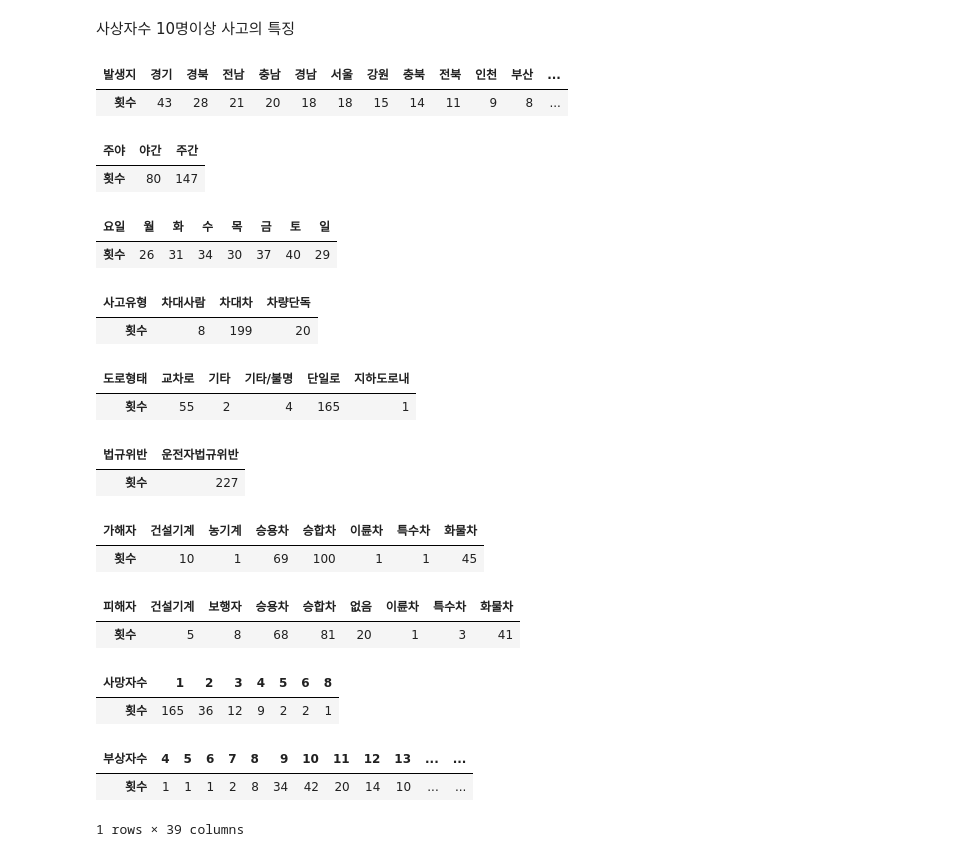
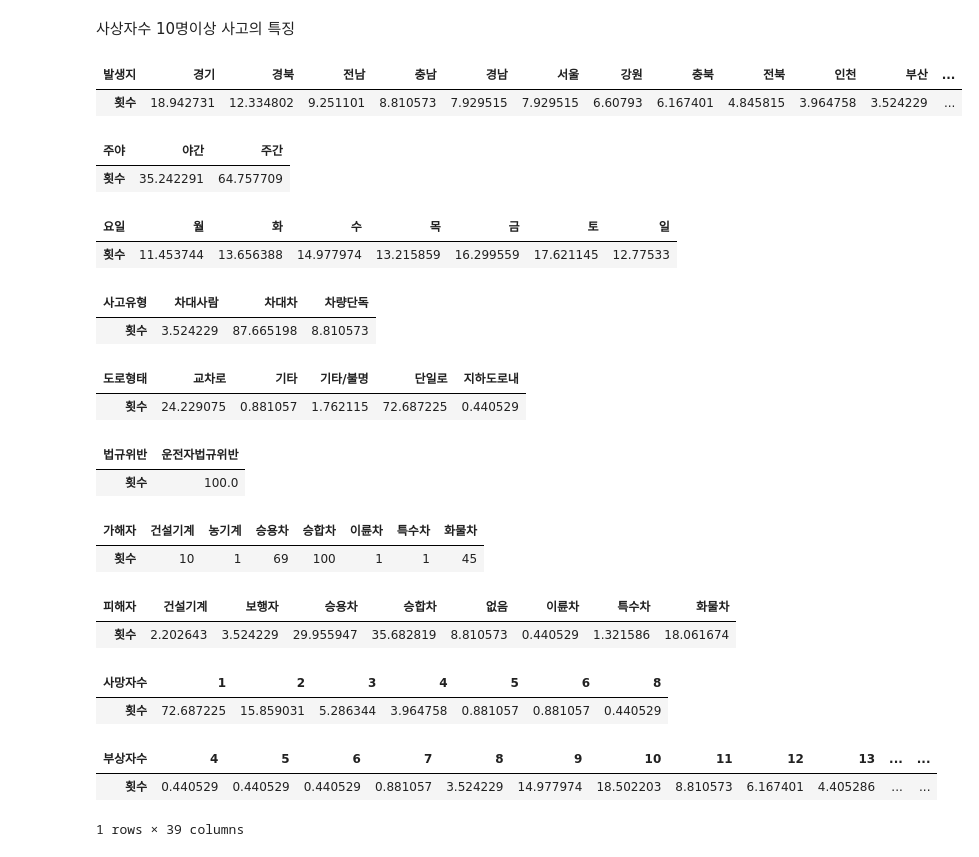
Before and after one commit to soobin99/DataVis, a Jupyter notebook: DataProcessing/DataProcessing.ipynb, the cells around one changed output. Drawn from its saved outputs; the diff is of its cells as text; code cells hidden in the pictures.

```diff
--- a/DataProcessing/DataProcessing.ipynb
+++ b/DataProcessing/DataProcessing.ipynb
@@ -78,7 +83,5 @@ totalData=pd.concat([data[0],data[1]],axis=0)
 for i in range(2,len(data)):
     totalData=pd.concat([totalData,data[i]],axis=0)
 hurtData=totalData[totalData['사상자수']>=10]
-col_2=['year','dayAndNight','week','death','casualty','injuredPerson','location','accKind','violationLaw','roadKind','perpetrator','victim','Count']
-hurtData.columns=col_2
-hurtData.head(2)
+hurtData
 # %% [output]
@@ -168,30 +180,34 @@ hurtData.to_csv('Data/Processing/hurtData.csv',encoding='euc-kr', index=False)
 # %%
 test=hurtData.drop('년도',1)
 test=test.groupby(by=['발생지'], as_index=False).sum()
 test=test.sort_values(by='횟수', ascending=False)
 test=test[['발생지','횟수']]
 test.set_index(test['발생지'], inplace=True)
 test=test.drop('발생지',1)
 test=test.T
+for i in test.columns :
+    test[i]=test[i]/total*100
+test
 #test.to_csv('Data/Processing/location.csv',encoding='euc-kr', index=True)
-test
 # %% [output]
 | 발생지 | 경기 | 경북 | 전남 | 충남 | 경남 | 서울 | 강원 | 충북 | 전북 | 인천 | 부산 | ... |
-| 횟수 | 43 | 28 | 21 | 20 | 18 | 18 | 15 | 14 | 11 | 9 | 8 | ... |
+| 횟수 | 18.942731 | 12.334802 | 9.251101 | 8.810573 | 7.929515 | 7.929515 | 6.60793 | 6.167401 | 4.845815 | 3.964758 | 3.524229 | ... |
 # %%
-col_2=['주야','횟수']
+col_2=['주야','비율']
 dayNight=hurtData[col_2]
 dayNight=dayNight.groupby(by=['주야'], as_index=False).sum()
 dayNight.set_index(dayNight['주야'], inplace=True)
 dayNight=dayNight.drop('주야',1)
 dayNight=dayNight.T
+for i in dayNight.columns :
+    dayNight[i]=dayNight[i]/total*100
 #dayNight.to_csv('Data/Processing/dayAndNight.csv',encoding='euc-kr', index=True)
 dayNight
 # %% [output]
 | 주야 | 야간 | 주간 |
-| 횟수 | 80 | 147 |
+| 횟수 | 35.242291 | 64.757709 |
 # %%
-col_2=['요일','횟수']
+col_2=['요일','비율']
 weekChar=['월','화','수','목','금','토','일']
 week=hurtData[col_2]
 week=week.groupby(by=['요일'], as_index=False).sum()
@@ -199,45 +215,53 @@ week.set_index(week['요일'], inplace=True)
 week=week.drop('요일',1)
 week=week.reindex(index=weekChar)
 week=week.T
+for i in week.columns :
+    week[i]=week[i]/total*100
 #week.to_csv('Data/Processing/week.csv',encoding='euc-kr', index=True)
 week
 # %% [output]
 | 요일 | 월 | 화 | 수 | 목 | 금 | 토 | 일 |
-| 횟수 | 26 | 31 | 34 | 30 | 37 | 40 | 29 |
+| 횟수 | 11.453744 | 13.656388 | 14.977974 | 13.215859 | 16.299559 | 17.621145 | 12.77533 |
 # %%
-col_2=['사고유형','횟수']
+col_2=['사고유형','비율']
 accKind=hurtData[col_2]
 accKind=accKind.groupby(by=['사고유형'], as_index=False).sum()
 accKind.set_index(accKind['사고유형'], inplace=True)
 accKind=accKind.drop('사고유형',1)
 accKind=accKind.T
+for i in accKind.columns :
+    accKind[i]=accKind[i]/total*100
 #accKind.to_csv('Data/Processing/accKind.csv',encoding='euc-kr', index=True)
 accKind
 # %% [output]
 | 사고유형 | 차대사람 | 차대차 | 차량단독 |
-| 횟수 | 8 | 199 | 20 |
+| 횟수 | 3.524229 | 87.665198 | 8.810573 |
 # %%
-col_2=['도로형태','횟수']
+col_2=['도로형태','비율']
 roadKind=hurtData[col_2]
 roadKind=roadKind.groupby(by=['도로형태'], as_index=False).sum()
 roadKind.set_index(roadKind['도로형태'], inplace=True)
 roadKind=roadKind.drop('도로형태',1)
 roadKind=roadKind.T
+for i in roadKind.columns :
+    roadKind[i]=roadKind[i]/total*100
 #roadKind.to_csv('Data/Processing/roadKind.csv',encoding='euc-kr', index=True)
 roadKind
 # %% [output]
 | 도로형태 | 교차로 | 기타 | 기타/불명 | 단일로 | 지하도로내 |
-| 횟수 | 55 | 2 | 4 | 165 | 1 |
+| 횟수 | 24.229075 | 0.881057 | 1.762115 | 72.687225 | 0.440529 |
 # %%
-col_2=['법규위반','횟수']
+col_2=['법규위반','비율']
 violationLaw=hurtData[col_2]
 violationLaw=violationLaw.groupby(by=['법규위반'], as_index=False).sum()
 violationLaw.set_index(violationLaw['법규위반'], inplace=True)
 violationLaw=violationLaw.drop('법규위반',1)
 violationLaw=violationLaw.T
+for i in violationLaw.columns :
+    violationLaw[i]=violationLaw[i]/total*100
 #violationLaw.to_csv('Data/Processing/violationLaw.csv',encoding='euc-kr', index=True)
 violationLaw
 # %% [output]
 | 법규위반 | 운전자법규위반 |
-| 횟수 | 227 |
+| 횟수 | 100.0 |
 # %%
@@ -253,39 +277,45 @@ perpetrator
 | 가해자 | 건설기계 | 농기계 | 승용차 | 승합차 | 이륜차 | 특수차 | 화물차 |
 | 횟수 | 10 | 1 | 69 | 100 | 1 | 1 | 45 |
 # %%
-col_2=['피해자','횟수']
+col_2=['피해자','비율']
 victim=hurtData[col_2]
 victim=victim.groupby(by=['피해자'], as_index=False).sum()
 victim.set_index(victim['피해자'], inplace=True)
 victim=victim.drop('피해자',1)
 victim=victim.T
+for i in victim.columns :
+    victim[i]=victim[i]/total*100
 #victim.to_csv('Data/Processing/victim.csv',encoding='euc-kr', index=True)
 victim
 # %% [output]
 | 피해자 | 건설기계 | 보행자 | 승용차 | 승합차 | 없음 | 이륜차 | 특수차 | 화물차 |
-| 횟수 | 5 | 8 | 68 | 81 | 20 | 1 | 3 | 41 |
+| 횟수 | 2.202643 | 3.524229 | 29.955947 | 35.682819 | 8.810573 | 0.440529 | 1.321586 | 18.061674 |
 # %%
-col_2=['사망자수','횟수']
+col_2=['사망자수','비율']
 death=hurtData[col_2]
 death=death.groupby(by=['사망자수'], as_index=False).sum()
 death.set_index(death['사망자수'], inplace=True)
 death=death.drop('사망자수',1)
 death=death.T
+for i in death.columns :
+    death[i]=death[i]/total*100
 #death.to_csv('Data/Processing/death.csv',encoding='euc-kr', index=True)
 death
 # %% [output]
 | 사망자수 | 1 | 2 | 3 | 4 | 5 | 6 | 8 |
-| 횟수 | 165 | 36 | 12 | 9 | 2 | 2 | 1 |
+| 횟수 | 72.687225 | 15.859031 | 5.286344 | 3.964758 | 0.881057 | 0.881057 | 0.440529 |
 # %%
-col_2=['부상자수','횟수']
+col_2=['부상자수','비율']
 hurt=hurtData[col_2]
 hurt=hurt.groupby(by=['부상자수'], as_index=False).sum()
 hurt.set_index(hurt['부상자수'], inplace=True)
 hurt=hurt.drop('부상자수',1)
 hurt=hurt.T
+for i in hurt.columns :
+    hurt[i]=hurt[i]/total*100
 #hurt.to_csv('Data/Processing/hurt.csv',encoding='euc-kr', index=True)
 hurt
 # %% [output]
 | 부상자수 | 4 | 5 | 6 | 7 | 8 | 9 | 10 | 11 | 12 | 13 | ... | ... |
-| 횟수 | 1 | 1 | 1 | 2 | 8 | 34 | 42 | 20 | 14 | 10 | ... | ... |
+| 횟수 | 0.440529 | 0.440529 | 0.440529 | 0.881057 | 3.524229 | 14.977974 | 18.502203 | 8.810573 | 6.167401 | 4.405286 | ... | ... |
 1 rows × 39 columns
```
Also changed, not shown: parts of 5 cells of this notebook, 2 other files.
